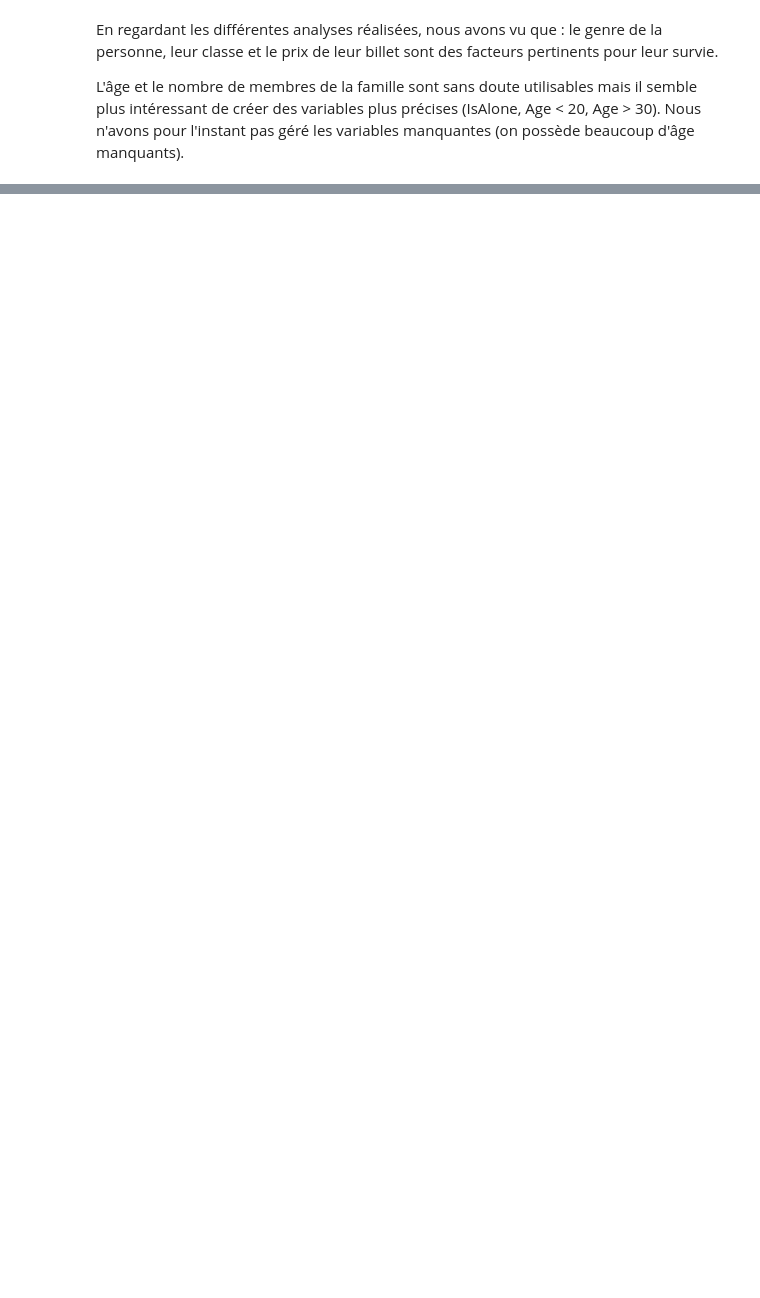
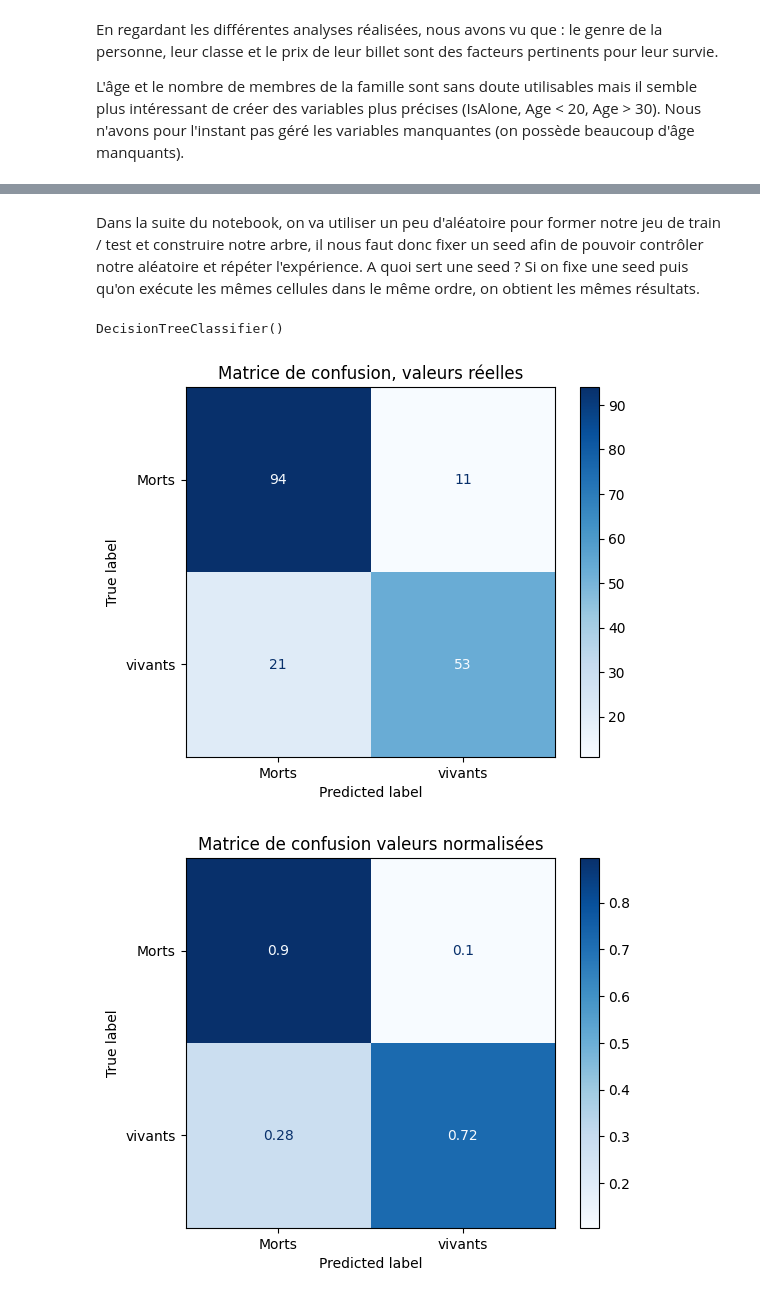
Before and after one commit to citrontruc/Exercice1Titanic, a Jupyter notebook: Correction_exercice_1_titanic.ipynb, the cells around one changed output, grey strips where cells are left out. Cells and saved outputs as stored; diff of their text form; code cells hidden in the pictures; blank space fills up the shorter version.

```diff
--- a/Correction_exercice_1_titanic.ipynb
+++ b/Correction_exercice_1_titanic.ipynb
@@ -470,0 +482,3 @@ L'âge et le nombre de membres de la famille sont sans doute utilisables mais il
+# %% [markdown]
+Dans la suite du notebook, on va utiliser un peu d'aléatoire pour former notre jeu de train / test et construire notre arbre, il nous faut donc fixer un seed afin de pouvoir contrôler notre aléatoire et répéter l'expérience.
+A quoi sert une seed ? Si on fixe une seed puis qu'on exécute les mêmes cellules dans le même ordre, on obtient les mêmes résultats.
@@ -470,0 +496,37 @@ L'âge et le nombre de membres de la famille sont sans doute utilisables mais il
+# %%
+# On sépare notre jeu de données en test et train
+# Colonne Sex ne fonctionne pas car il s'agit d'une valeur en string. Il faut l'encoder. Dans notre cas, on choisit la colonne male.
+titanic_train_first_question = titanic_train[["Survived", "Fare", "Pclass", "male"]]
+X_train, X_test, y_train, y_test = train_test_split(titanic_train_first_question[["male", "Fare", "Pclass"]], titanic_train_first_question[["Survived"]], test_size=0.2)
+# %%
+# On entraine notre modèle (c'est aussi simple que ça)
+question_1_decision_tree = DecisionTreeClassifier()
+question_1_decision_tree.fit(X_train, y_train)
+# %% [output]
+DecisionTreeClassifier()
+# %%
+# On fait nos prédictions et on les stocke dans notre confusion_matrix
+y_pred = question_1_decision_tree.predict(X_test)
+conf_matrix = confusion_matrix(y_test, y_pred)
+
+# Afin de visualiser les résultats, on trace notre matrice de consfusion.
+
+titles_options = [
+    ("Matrice de confusion, valeurs réelles", None),
+    ("Matrice de confusion valeurs normalisées", "true"),
+]
+for title, normalize in titles_options:
+    disp = ConfusionMatrixDisplay.from_estimator(
+        question_1_decision_tree,
+        X_test,
+        y_test,
+        display_labels=["Morts", "vivants"],
+        cmap=plt.cm.Blues,
+        normalize=normalize,
+    )
+    disp.ax_.set_title(title)
+
+plt.show()
+# %% [output]
+[figure, added]
+[figure, added]
```
Also changed, not shown: parts of 21 cells of this notebook.
